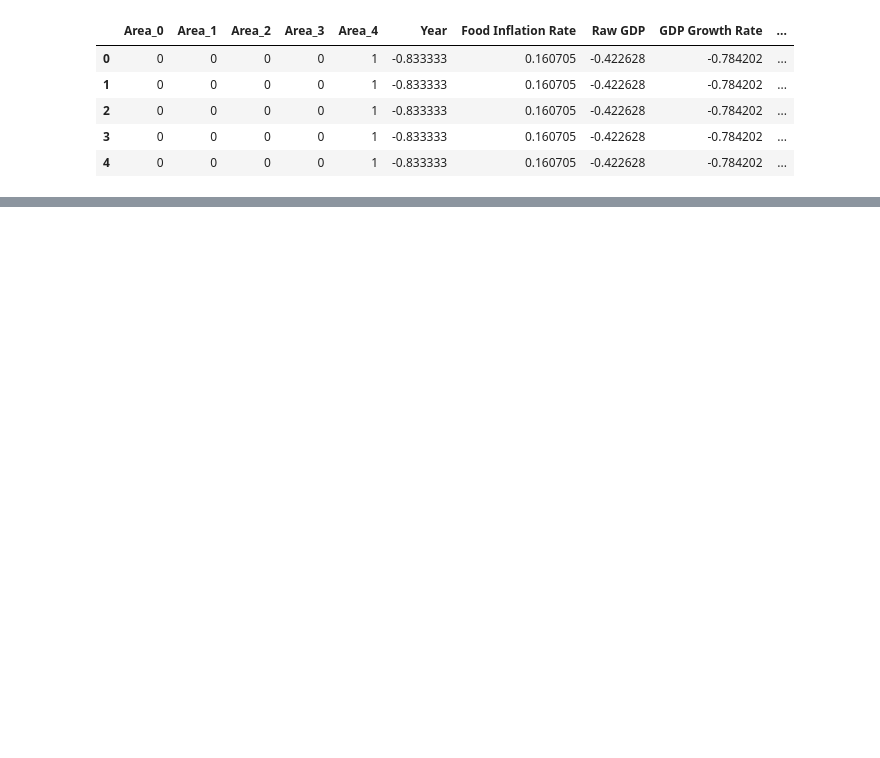
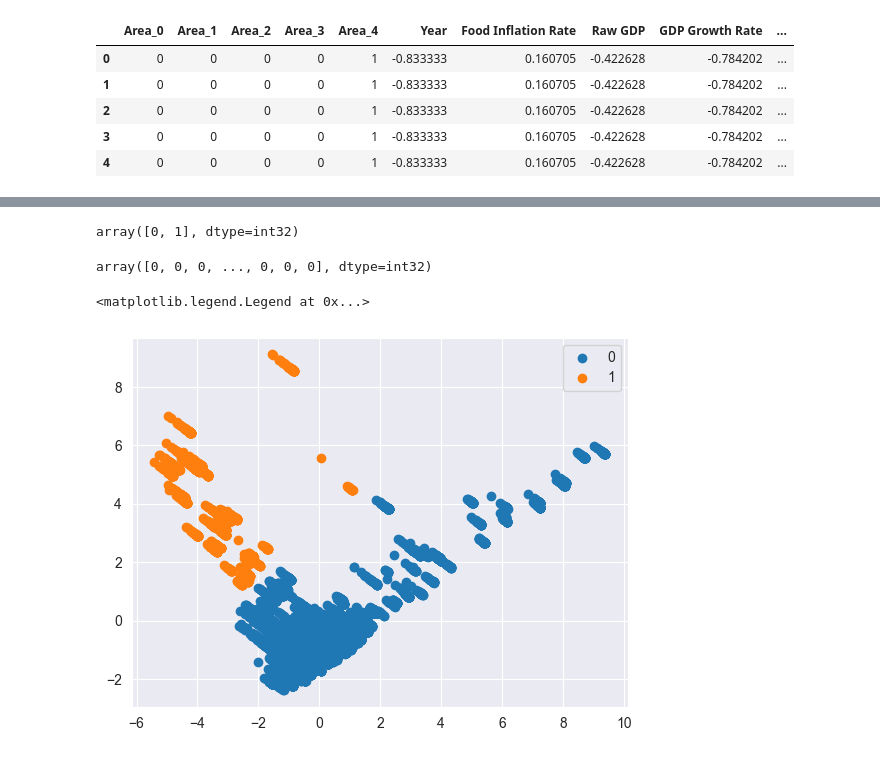
Before and after one commit to filipsam789/food-explainable-ai, a Jupyter notebook: project.ipynb, the cells around one changed output, grey strips where cells are left out. Drawn from its saved outputs; the diff is of its cells as text; code cells hidden in the pictures; blank space fills up the shorter version.

Commit message:
Add initial KMeans clustering

```diff
--- a/project.ipynb
+++ b/project.ipynb
@@ -509,3 +509,15 @@ data.head()
 | 2 | 0 | 0 | 0 | 0 | 1 | -0.833333 | 0.160705 | -0.422628 | -0.784202 | ... |
 | 3 | 0 | 0 | 0 | 0 | 1 | -0.833333 | 0.160705 | -0.422628 | -0.784202 | ... |
 | 4 | 0 | 0 | 0 | 0 | 1 | -0.833333 | 0.160705 | -0.422628 | -0.784202 | ... |
+# %%
+from sklearn.decomposition import PCA
+from sklearn.cluster import KMeans
+
+km = KMeans(2)
+km.fit(data)
+clusters = km.labels_.tolist()
+# %%
+pca = PCA(2)
+
+data_new = pca.fit_transform(data)
+data_new
@@ -511,0 +532,20 @@ data.head()
+# %%
+label = km.fit_predict(data_new)
+
+u_labels = np.unique(label)
+
+labels = km.labels_
+u_labels
+# %% [output]
+array([0, 1], dtype=int32)
+# %%
+labels
+# %% [output]
+array([0, 0, 0, ..., 0, 0, 0], dtype=int32)
+# %%
+for i in u_labels:
+    plt.scatter(data_new[label == i , 0] , data_new[label == i , 1] , label = i)
+plt.legend()
+# %% [output]
+<matplotlib.legend.Legend at 0x...>
+[figure, added]
```
Also changed, not shown: parts of 9 cells of this notebook.
